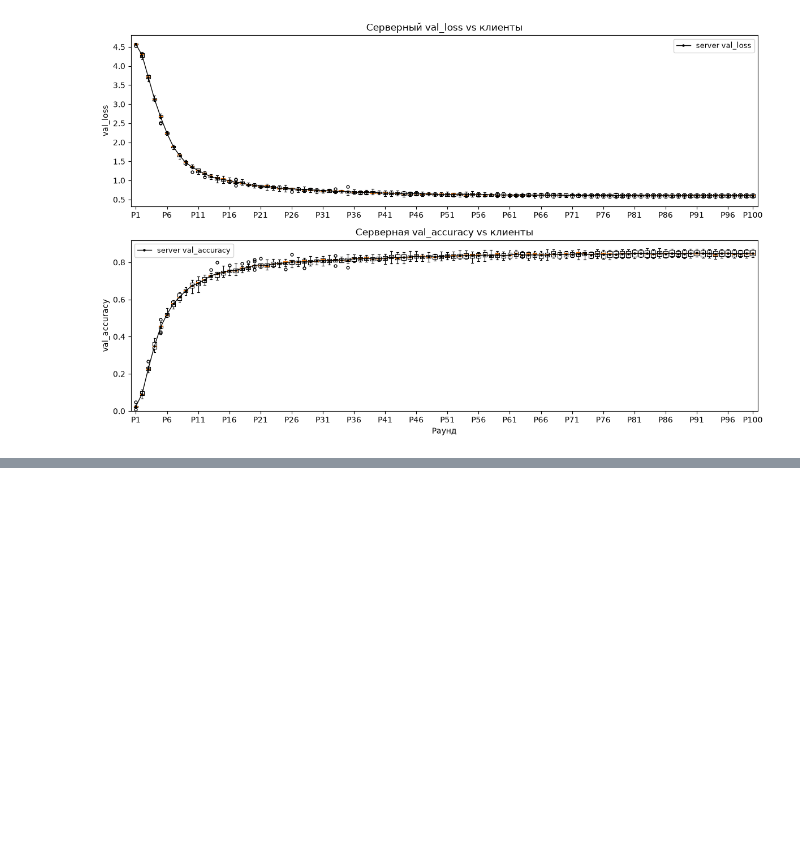
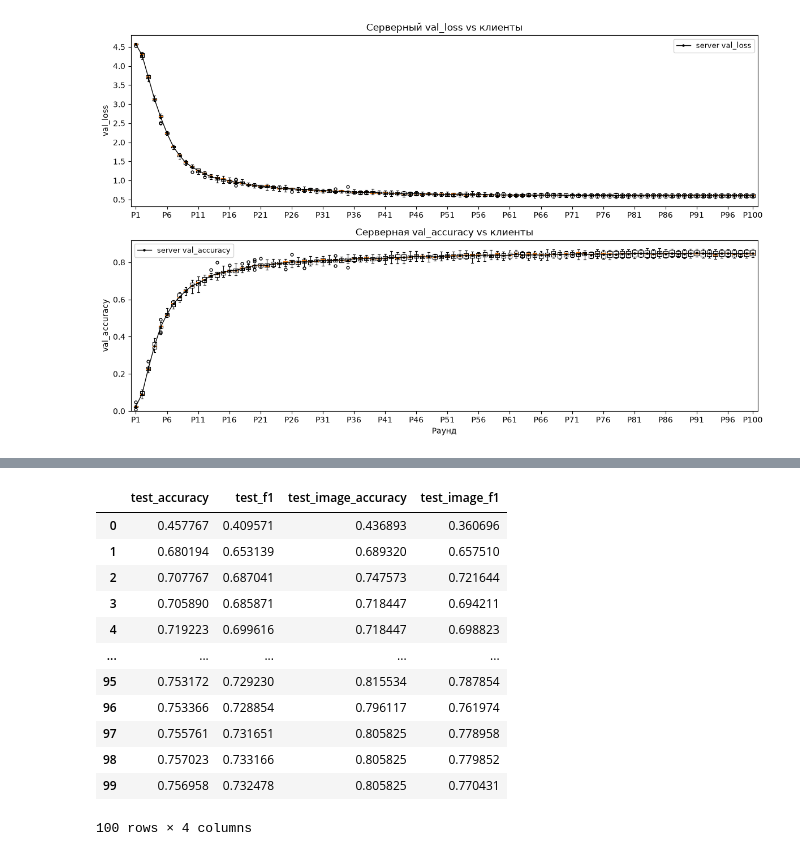
Before and after one commit to Ilyaant/federated-learning-experiments, a Jupyter notebook: notebooks/metrics.ipynb, the cells around one changed output, grey strips where cells are left out. Drawn from its saved outputs; the diff is of its cells as text; code cells hidden in the pictures; blank space fills up the shorter version.

```diff
--- a/notebooks/metrics.ipynb
+++ b/notebooks/metrics.ipynb
@@ -375,0 +380,17 @@ plot_client_boxplot("/app/logs/cifar100_federated_resize224_no_aug")
+# %%
+metrics = pd.read_csv('/app/logs/exp_flatfield_filesplit_3epochs_fraction_0.4/metrics.csv')
+metrics[['test_accuracy', 'test_f1', 'test_image_accuracy', 'test_image_f1']]
+# %% [output]
+|  | test_accuracy | test_f1 | test_image_accuracy | test_image_f1 |
+| 0 | 0.457767 | 0.409571 | 0.436893 | 0.360696 |
+| 1 | 0.680194 | 0.653139 | 0.689320 | 0.657510 |
+| 2 | 0.707767 | 0.687041 | 0.747573 | 0.721644 |
+| 3 | 0.705890 | 0.685871 | 0.718447 | 0.694211 |
+| 4 | 0.719223 | 0.699616 | 0.718447 | 0.698823 |
+| ... | ... | ... | ... | ... |
+| 95 | 0.753172 | 0.729230 | 0.815534 | 0.787854 |
+| 96 | 0.753366 | 0.728854 | 0.796117 | 0.761974 |
+| 97 | 0.755761 | 0.731651 | 0.805825 | 0.778958 |
+| 98 | 0.757023 | 0.733166 | 0.805825 | 0.779852 |
+| 99 | 0.756958 | 0.732478 | 0.805825 | 0.770431 |
+100 rows × 4 columns
```
Also changed, not shown: parts of 1 cell of this notebook, 5 other files.
